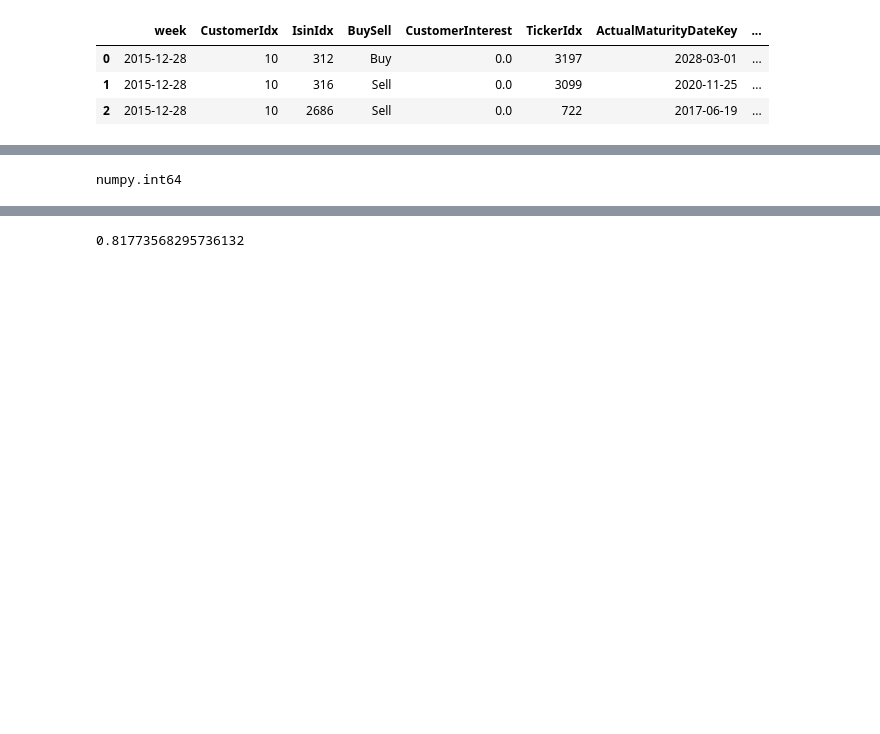
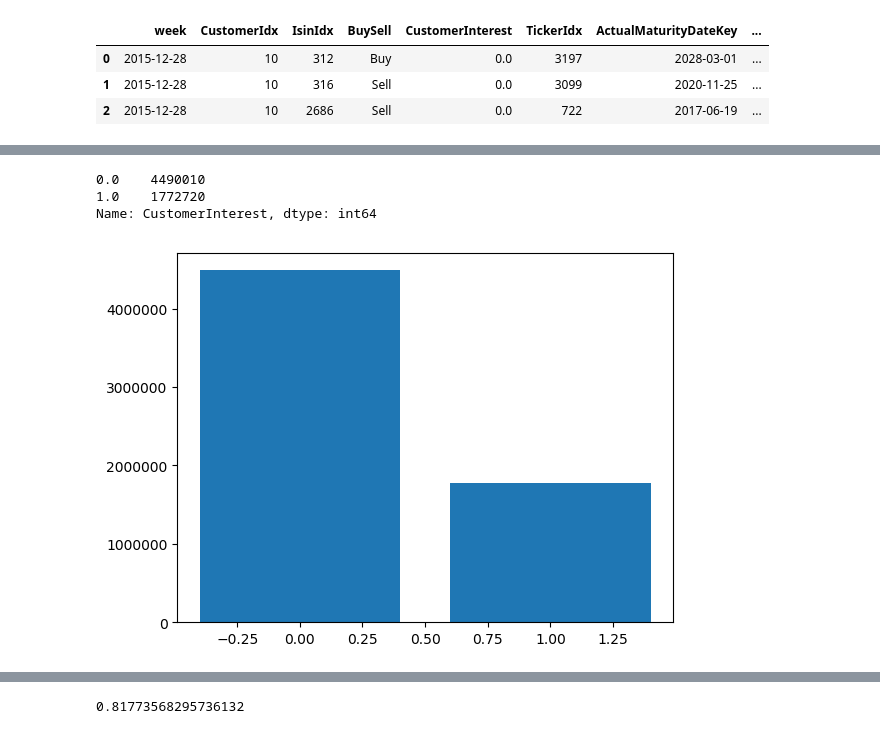
Before and after one commit to jin14/DataSG2018, a Jupyter notebook: DataProcessing.ipynb, the cells around one changed output, grey strips where cells are left out. Saved outputs shown, nothing was run; the diff lists cells and outputs as text; code cells hidden in the pictures; blank space fills up the shorter version.

```diff
--- a/DataProcessing.ipynb
+++ b/DataProcessing.ipynb
@@ -53,3 +46,7 @@ combined.head(3)
 | 0 | 2015-12-28 | 10 | 312 | Buy | 0.0 | 3197 | 2028-03-01 | ... |
 | 1 | 2015-12-28 | 10 | 316 | Sell | 0.0 | 3099 | 2020-11-25 | ... |
 | 2 | 2015-12-28 | 10 | 2686 | Sell | 0.0 | 722 | 2017-06-19 | ... |
+# %%
+combined['IssueDateKey'] = combined['IssueDateKey'].apply(lambda x: convertDatetime(x))
+combined['daysSinceIssue'] = combined['week'].apply(lambda x: datetime.strptime(x, '%Y-%m-%d')) - combined['IssueDateKey']
+combined['daysSinceIssue'] = combined['daysSinceIssue'].apply(lambda x: int(x.days))
@@ -55,0 +64,6 @@ combined.head(3)
+# %%
+combined.CustomerInterest.value_counts()
+# %% [output]
+0.0    4490010
+1.0    1772720
+Name: CustomerInterest, dtype: int64
@@ -56 +72,10 @@ combined.head(3)
+# %%
+import matplotlib.pyplot as plt; plt.rcdefaults()
+import numpy as np
+import matplotlib.pyplot as plt
+
+plt.bar(combined.CustomerInterest.unique(),combined.CustomerInterest.value_counts())
+plt.show()
+# %% [output]
+[figure, added]
 # %%
@@ -70,4 +92,0 @@ df['daysToMaturity'] = df['daysToMaturity'].apply(lambda x: int(x.days))
-# %%
-type(df['daysToMaturity'][0])
-# %% [output]
-numpy.int64
```
Also changed, not shown: parts of 53 cells of this notebook.
